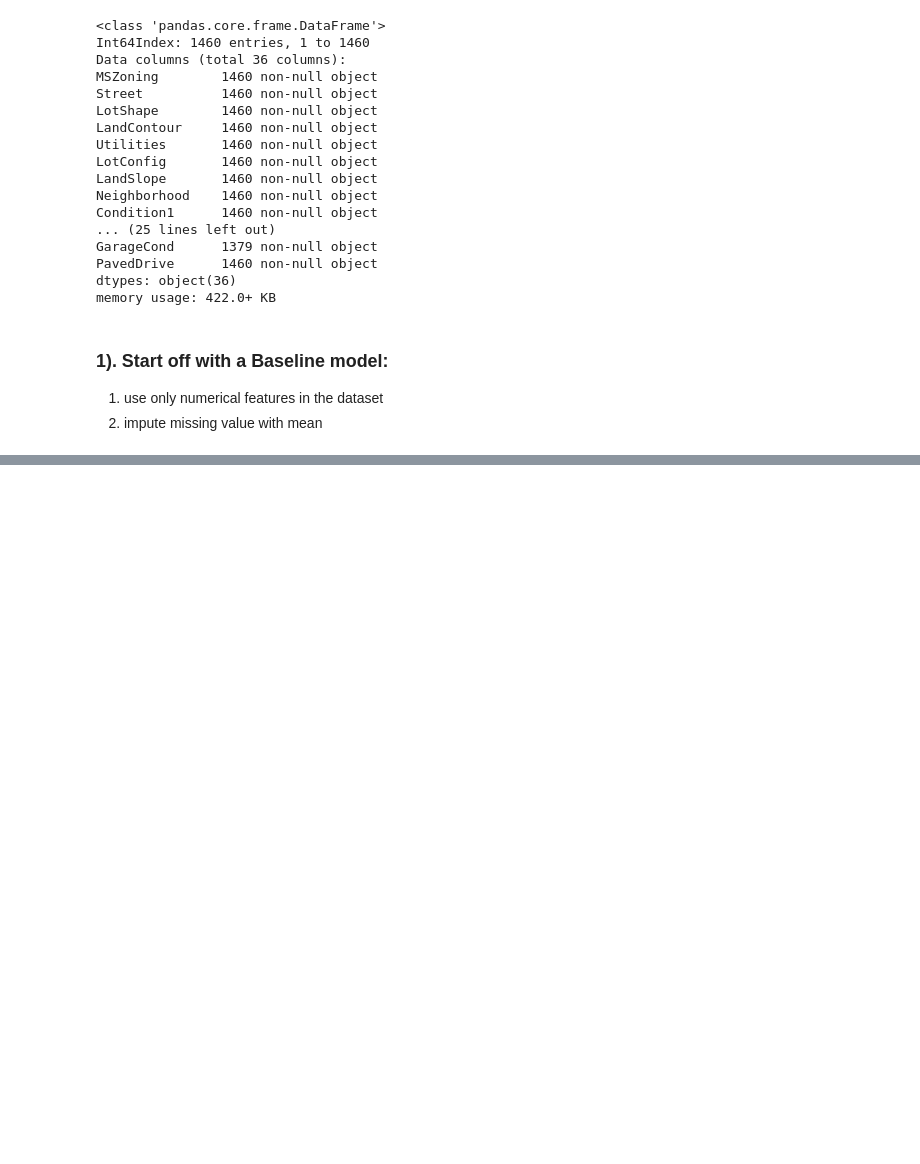
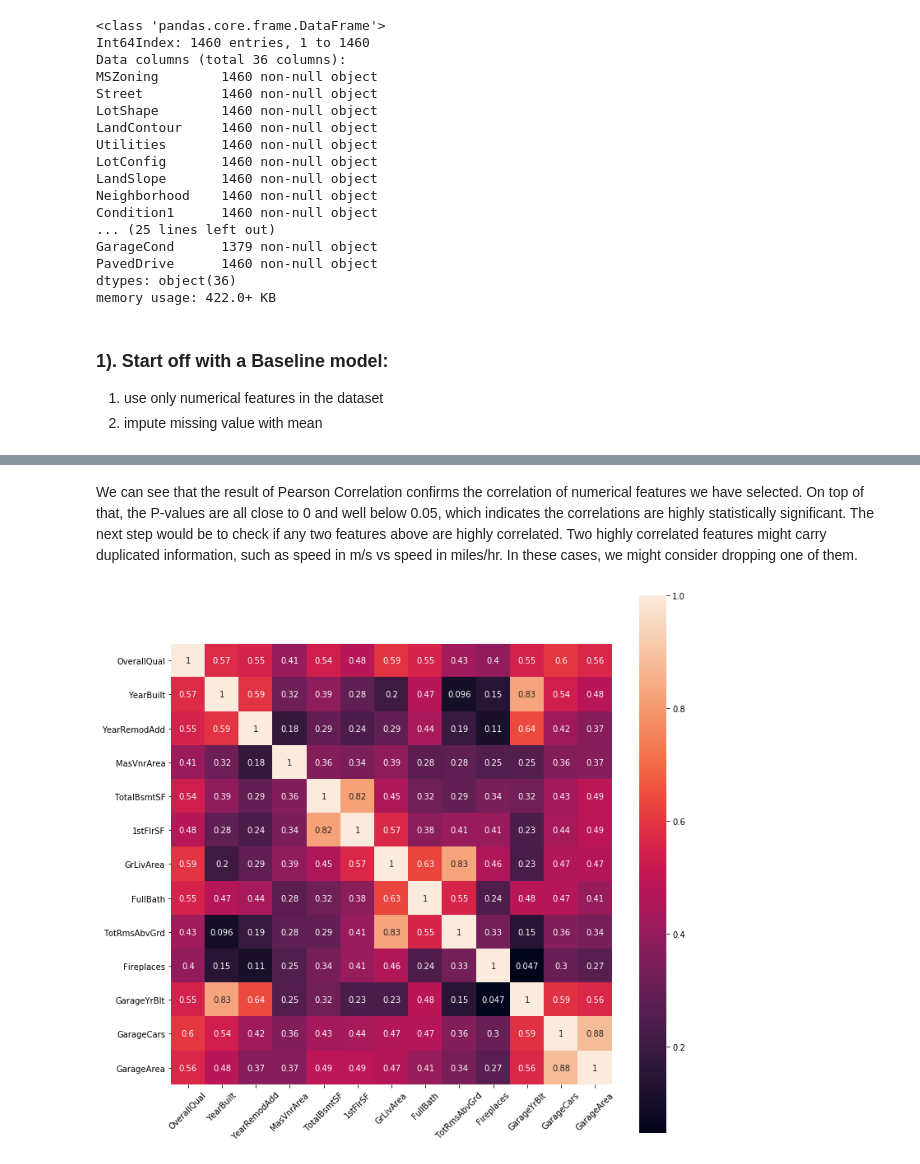
Before and after one commit to MTang0728/Ames_Housing_Price_Competition, a Jupyter notebook: Price_Prediction.ipynb, the cells around one changed output, grey strips where cells are left out. Cells and saved outputs as stored; diff of their text form; code cells hidden in the pictures; blank space fills up the shorter version.

Commit message:
Analyzed and selected numerical features

```diff
--- a/Price_Prediction.ipynb
+++ b/Price_Prediction.ipynb
@@ -156,0 +162,8 @@ In-Sample mean-absolute-error is: 961.8105067422945
+# %%
+# Find correlation between all numerical features as well as the target variable
+corr_data = pd.DataFrame(data[['SalePrice'] + num_cols].corr())
+# %%
+# create a list that contains features whose correlation with target variable is greater than 0.4
+high_corr_ft = corr_data.index[np.abs(corr_data.SalePrice) >= 0.4].to_list()
+high_corr_ft.remove('SalePrice')
+print('There are {} features that could be potential predictors of final price:\n {}'.format(len(high_corr_ft), high_corr_ft))
@@ -156,0 +204,12 @@ In-Sample mean-absolute-error is: 961.8105067422945
+# %% [markdown]
+We can see that the result of Pearson Correlation confirms the correlation of numerical features we have selected. On top of that, the P-values are all close to 0 and well below 0.05, which indicates the correlations are highly statistically significant.
+The next step would be to check if any two features above are highly correlated. Two highly correlated features might carry duplicated information, such as speed in m/s vs speed in miles/hr. In these cases, we might consider dropping one of them.
+# %%
+corr_ft = X[high_corr_ft].corr()
+
+plt.figure(figsize= (12, 12))
+sns.heatmap(corr_ft, annot= True, square= True)
+plt.xticks(rotation = 45)
+plt.show()
+# %% [output]
+[figure, added]
```
Also changed, not shown: parts of 10 cells of this notebook.
